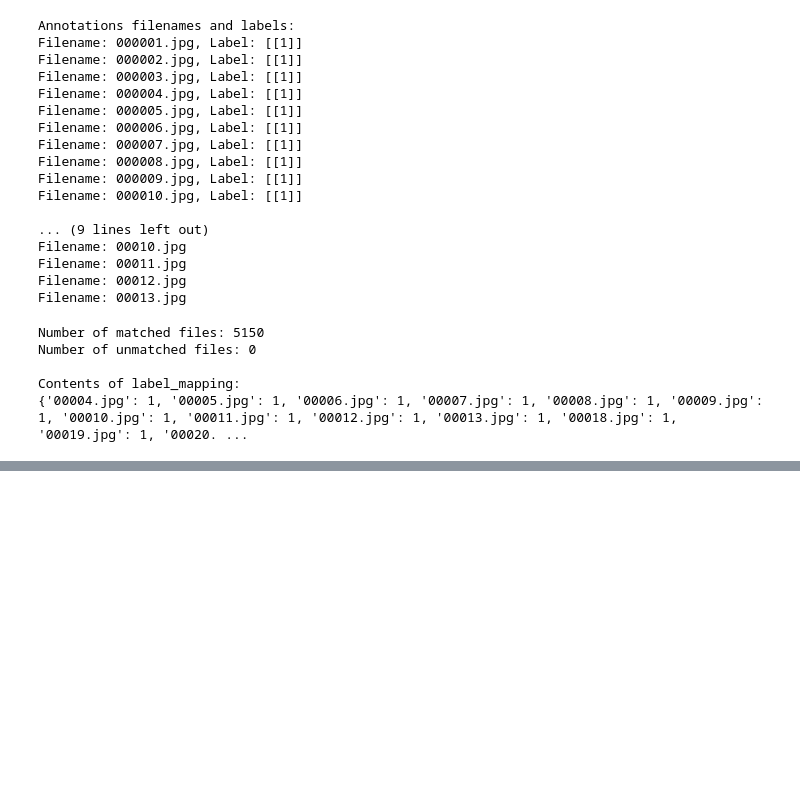
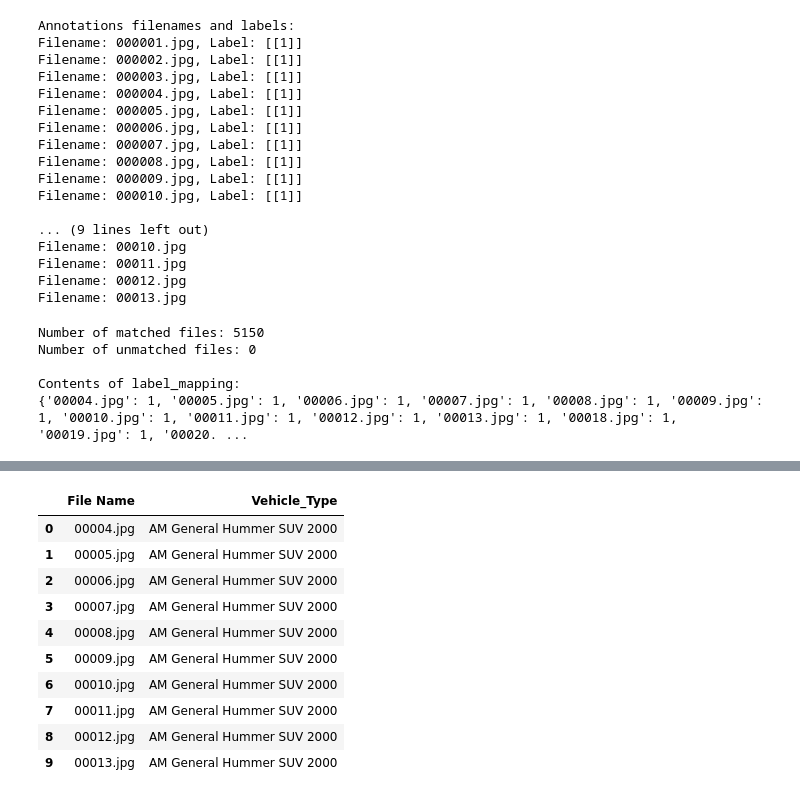
Before and after one commit to jesseg102/ADS-508--Cloud-Computing, a Jupyter notebook: final_project.ipynb, the cells around one changed output, grey strips where cells are left out. Drawn from its saved outputs; the diff is of its cells as text; code cells hidden in the pictures; blank space fills up the shorter version.

```diff
--- a/final_project.ipynb
+++ b/final_project.ipynb
@@ -1221,0 +1282,22 @@ FileNotFoundError: [Errno 2] No such file or directory: 'path/to/your/image/dire
+# %%
+# Merge df and df_class_vehicle on 'Class' and 'Class_Number'
+df_merged = df.merge(df_class_vehicle, left_on='Class', right_on='Class_Number', how='left')
+
+# Drop the 'Class_Number' & 'Class' column as it's redundant
+df_merged.drop('Class_Number', axis=1, inplace=True)
+df_merged.drop('Class', axis=1, inplace=True)
+
+# Display first 10 rows
+df_merged.head(10)
+# %% [output]
+|  | File Name | Vehicle_Type |
+| 0 | 00004.jpg | AM General Hummer SUV 2000 |
+| 1 | 00005.jpg | AM General Hummer SUV 2000 |
+| 2 | 00006.jpg | AM General Hummer SUV 2000 |
+| 3 | 00007.jpg | AM General Hummer SUV 2000 |
+| 4 | 00008.jpg | AM General Hummer SUV 2000 |
+| 5 | 00009.jpg | AM General Hummer SUV 2000 |
+| 6 | 00010.jpg | AM General Hummer SUV 2000 |
+| 7 | 00011.jpg | AM General Hummer SUV 2000 |
+| 8 | 00012.jpg | AM General Hummer SUV 2000 |
+| 9 | 00013.jpg | AM General Hummer SUV 2000 |
```
Also changed, not shown: parts of 9 cells of this notebook.
